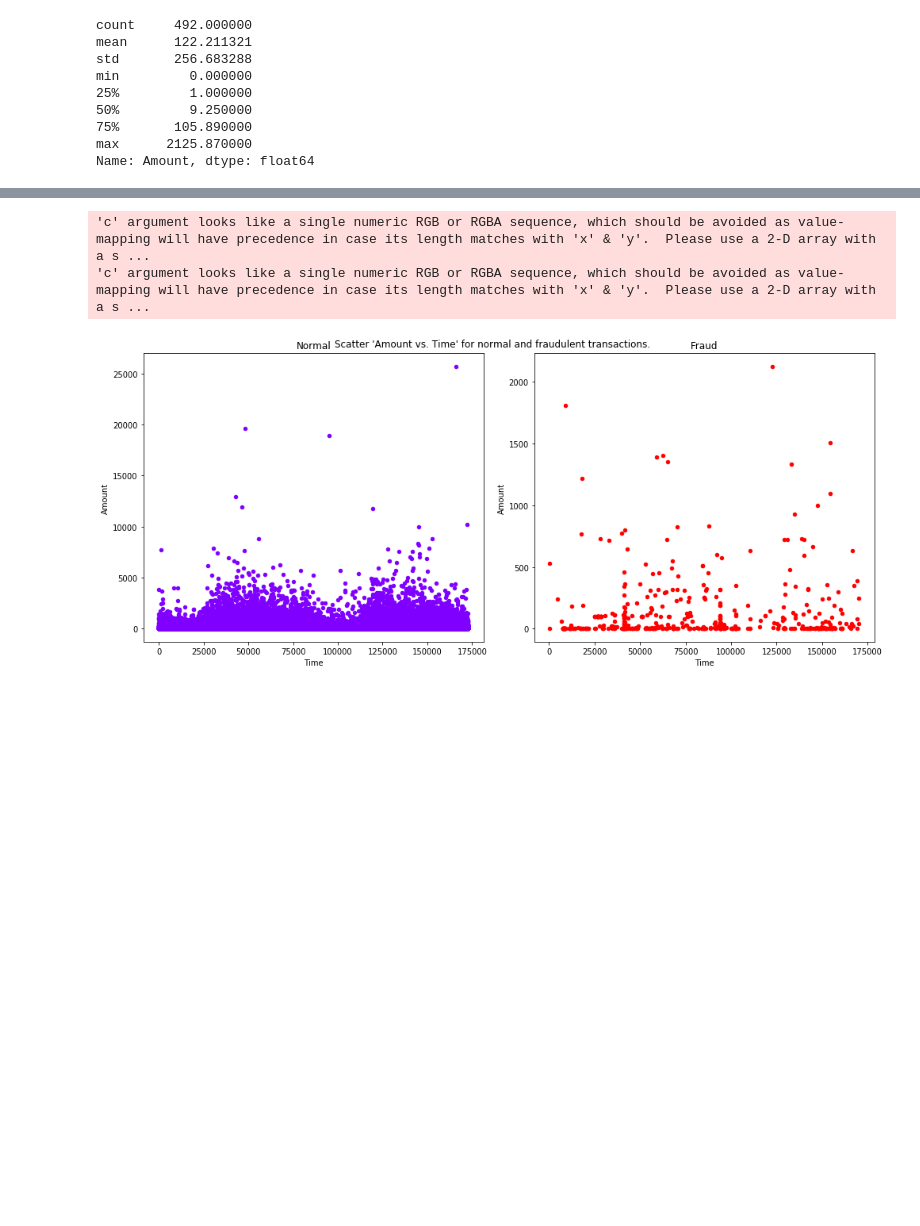
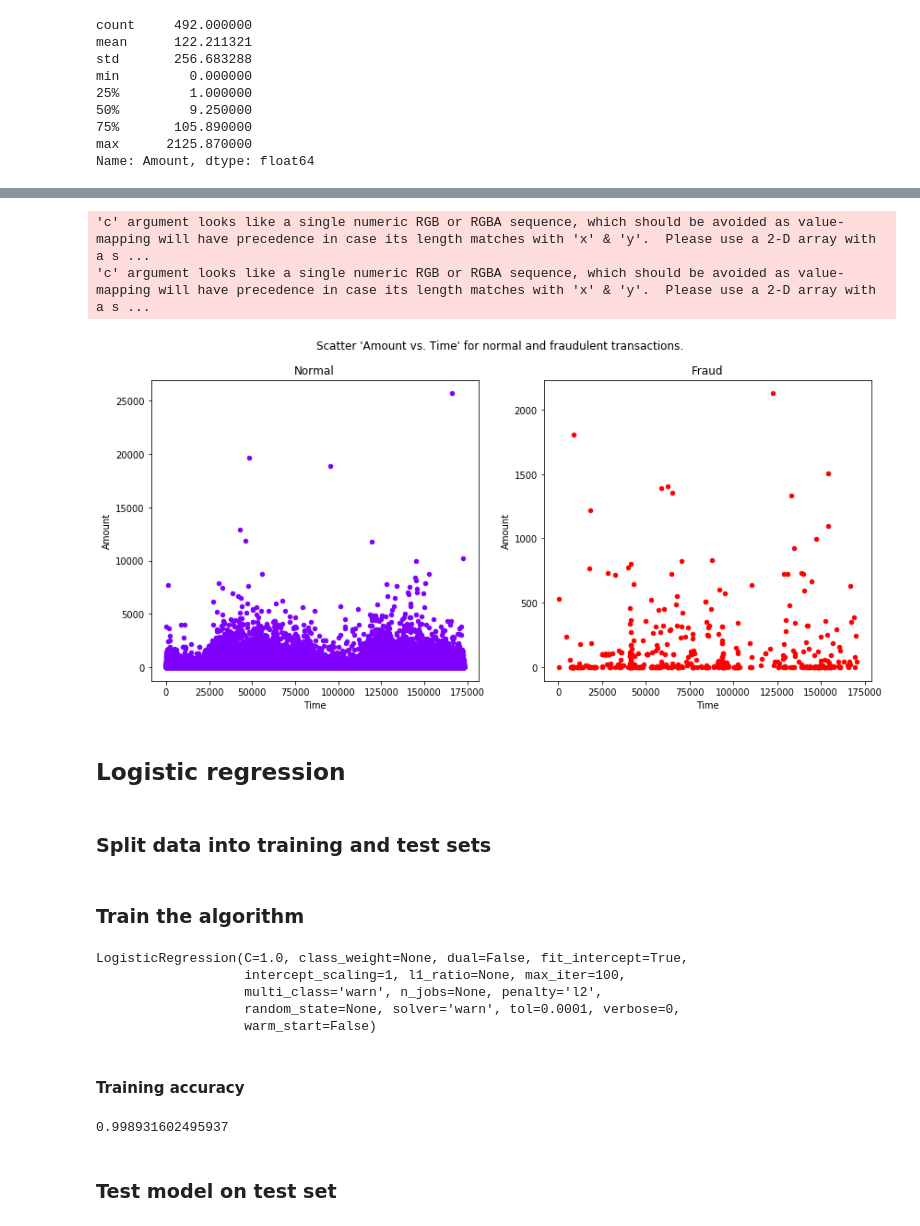
Before and after one commit to joshua-furtado/credit_card_fraud_detection, a Jupyter notebook: credit_card_fraud_detection.ipynb, the cells around one changed output, grey strips where cells are left out. Drawn from its saved outputs; the diff is of its cells as text; code cells hidden in the pictures; blank space fills up the shorter version.

Commit message:
Train model using logistic regression

```diff
--- a/credit_card_fraud_detection.ipynb
+++ b/credit_card_fraud_detection.ipynb
@@ -181,17 +177,22 @@ AttributeError: 'Rectangle' object has no property 'style'
 # %%
+# Scatter plot 'Amount vs. Time' for normal and fraudulent transactions
+
+import matplotlib.cm as cm
+import numpy as np
+
 colors = iter(cm.rainbow(np.linspace(0, 1, 2)))
 
 fig, (ax1, ax2) = plt.subplots(nrows=1, ncols=2, figsize=(14,6), sharey=False)
-plt.suptitle('Scatter \'Amount vs. Time\' for normal and fraudulent transactions.')
+fig.suptitle('Scatter \'Amount vs. Time\' for normal and fraudulent transactions.')
 
 normal.plot.scatter(x='Time', y='Amount', c=next(colors), legend=False, ax=ax1)
-ax1.set_title("Normal")
+ax1_title = ax1.set_title("Normal")
 
 fraud.plot.scatter(x='Time', y='Amount', c=next(colors), legend=False, ax=ax2)
-ax2.set_title("Fraud")
-
-plt.tight_layout()
+ax2_title = ax2.set_title("Fraud")
 # %% [output]
 'c' argument looks like a single numeric RGB or RGBA sequence, which should be avoided as value-mapping will have precedence in case its length matches with 'x' & 'y'.  Please use a 2-D array with a s ...
 'c' argument looks like a single numeric RGB or RGBA sequence, which should be avoided as value-mapping will have precedence in case its length matches with 'x' & 'y'.  Please use a 2-D array with a s ...
-[figure, old version]
+[figure, new version]
+# %% [markdown]
+## Logistic regression
@@ -197,0 +202,2 @@ plt.tight_layout()
+# %% [markdown]
+### Split data into training and test sets
@@ -197,0 +207,21 @@ plt.tight_layout()
+# %% [markdown]
+### Train the algorithm
+# %%
+from sklearn.linear_model import LogisticRegression
+
+linear_regressor = LogisticRegression()
+linear_regressor.fit(x_train, y_train)
+# %% [output]
+LogisticRegression(C=1.0, class_weight=None, dual=False, fit_intercept=True,
+                   intercept_scaling=1, l1_ratio=None, max_iter=100,
+                   multi_class='warn', n_jobs=None, penalty='l2',
+                   random_state=None, solver='warn', tol=0.0001, verbose=0,
+                   warm_start=False)
+# %% [markdown]
+#### Training accuracy
+# %%
+linear_regressor.score(x_train, y_train)
+# %% [output]
+0.998931602495937
+# %% [markdown]
+### Test model on test set
```
Also changed, not shown: parts of 6 cells of this notebook.
